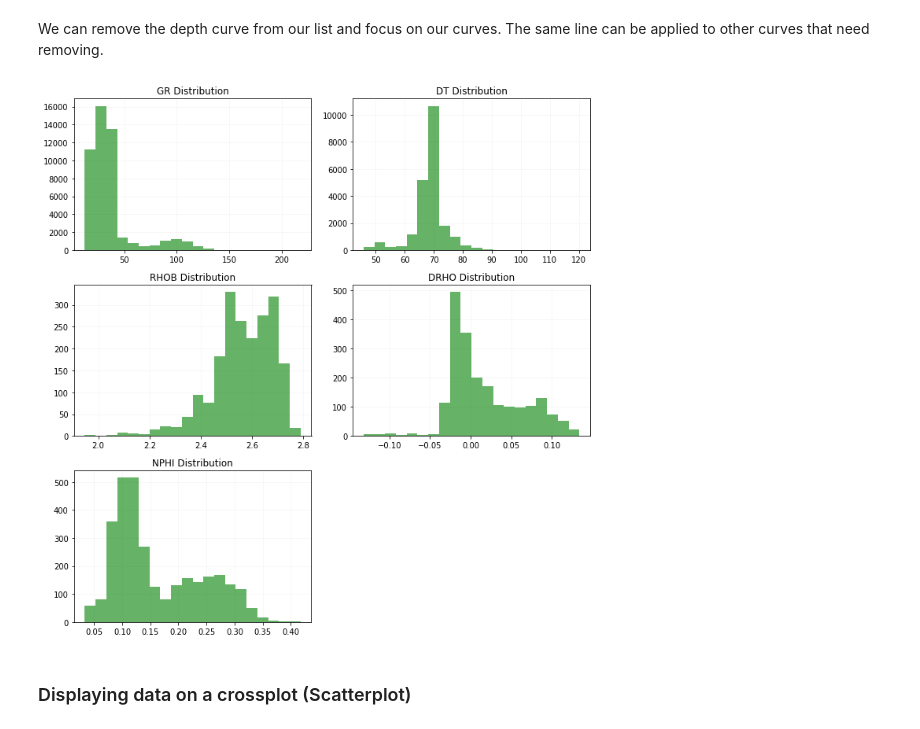
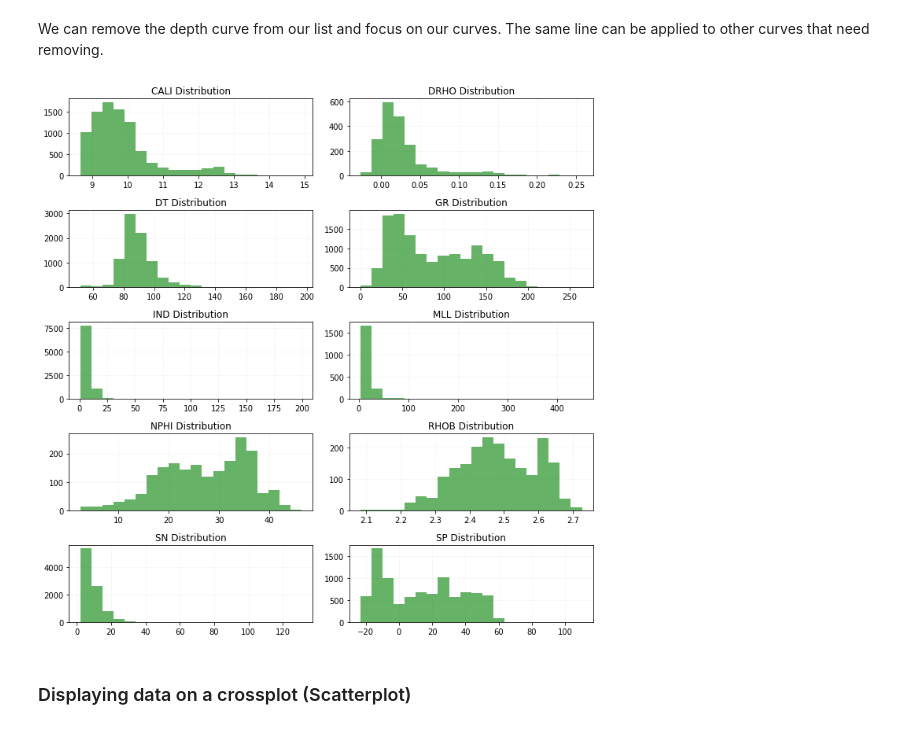
Before and after one commit to will6309/Petrophysics-Python-Series, a Jupyter notebook: 03 - Displaying Histograms and Crossplots.ipynb, the cells around one changed output. Cells and saved outputs as stored; diff of their text form; code cells hidden in the pictures.

```diff
--- a/03 - Displaying Histograms and Crossplots.ipynb
+++ b/03 - Displaying Histograms and Crossplots.ipynb
@@ -17,2 +22,8 @@ well = pd.read_csv("data/L0509WellData.csv", header=1)
+# %%
+well = pd.read_csv(os.path.join(root,well_name+file_format), header=0)
 # %%
 well.replace(-999.25, np.nan, inplace=True)
+# %%
+cols = well.columns[well.dtypes.eq('object')]
+# %%
+well[cols] = well[cols].apply(pd.to_numeric, errors='coerce')
@@ -53,25 +75,25 @@ cols_to_plot = list(well)
 # %% [markdown]
 We can remove the depth curve from our list and focus on our curves. The same line can be applied to other curves that need removing.
 # %%
-cols_to_plot.remove("DEPTH")
+cols_to_plot.remove("DEPT")
 # %%
 #Setup the number of rows and columns for our plot
-rows = 3
+rows = 5
 cols = 2
 
 fig=plt.figure(figsize=(10,10))
 
 for i, feature in enumerate(cols_to_plot):
     ax=fig.add_subplot(rows,cols,i+1)
     well[feature].hist(bins=20,ax=ax,facecolor='green', alpha=0.6)
     ax.set_title(feature+" Distribution")
     ax.set_axisbelow(True)
     ax.grid(color='whitesmoke')
 
 plt.tight_layout()
 plt.show()
 # %% [output]
-[figure, old version]
+[figure, new version]
 # %% [markdown]
 ### Displaying data on a crossplot (Scatterplot)
 # %% [markdown]
```
Also changed, not shown: parts of 13 cells of this notebook, 13 other files.
